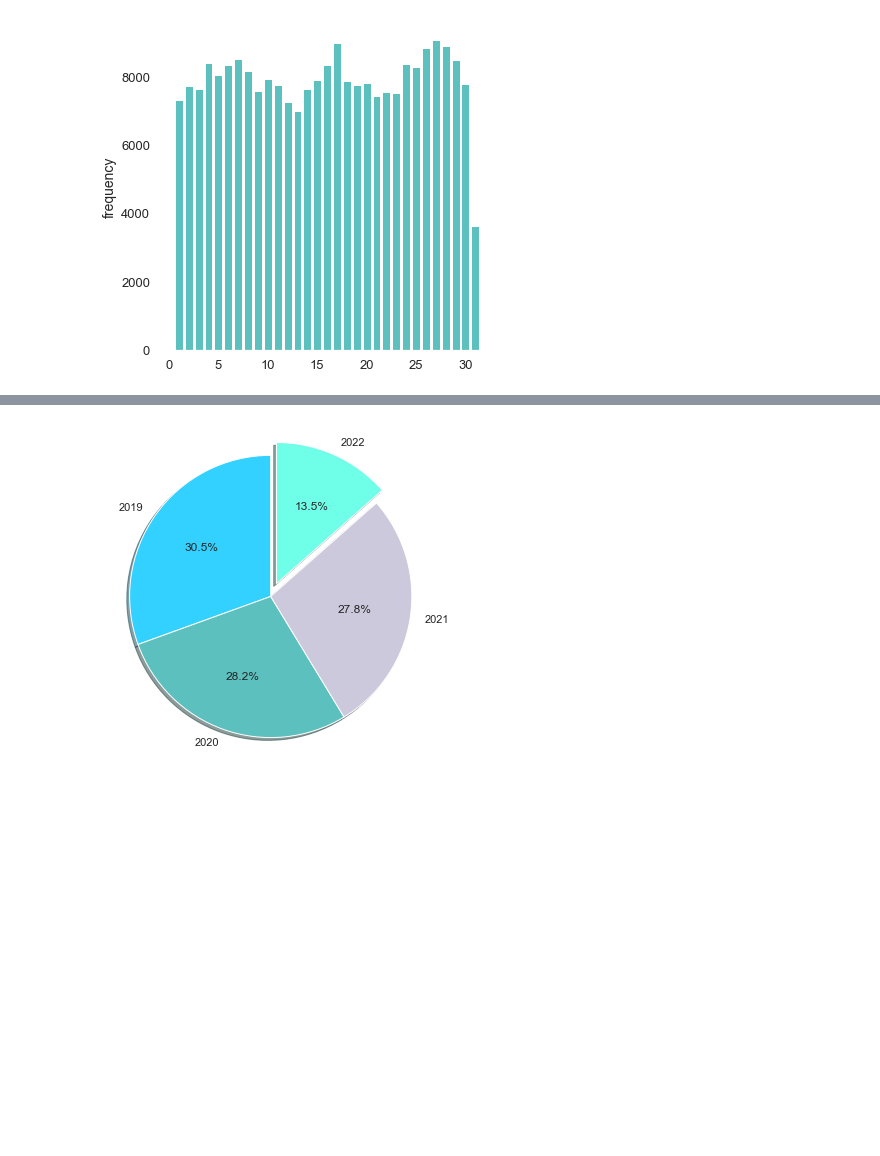
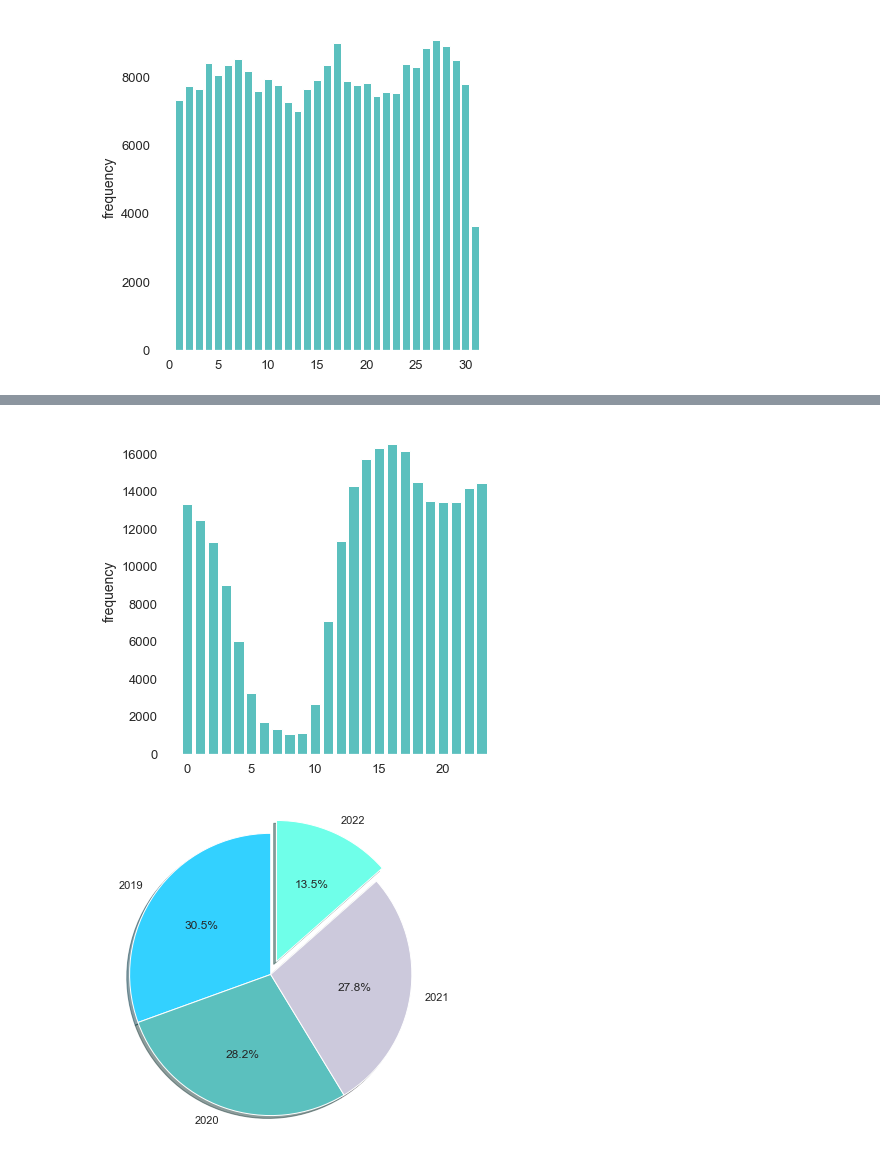
Before and after one commit to GDLPLearning/Sentiment-Analysis-for-the-MDP, a Jupyter notebook: notebooks/Exploratory/3.1-exploring-data-2019-2022.ipynb, the cells around one changed output, grey strips where cells are left out. Cells and saved outputs as stored; diff of their text form; code cells hidden in the pictures; blank space fills up the shorter version.

```diff
--- a/notebooks/Exploratory/3.1-exploring-data-2019-2022.ipynb
+++ b/notebooks/Exploratory/3.1-exploring-data-2019-2022.ipynb
@@ -564,0 +554,17 @@ plt.show()
+# %%
+fig, ax = plt.subplots(figsize = (6,6))
+plt.bar(data_tweet_hour.hour, data_tweet_hour.frequency,color="#5BC0BE") # plots the number of tweets with each day of the week
+# Later in the code
+ax.grid(False)
+ax.set_facecolor('xkcd:white')
+
+# setting label of y-axis
+#plt.ylabel("Location")
+ax.tick_params(labelsize=13)
+
+# setting label of x-axis
+plt.ylabel("frequency",size=14)
+#plt.title("")
+plt.show()
+# %% [output]
+[figure, added]
```
Also changed, not shown: parts of 7 cells of this notebook.
